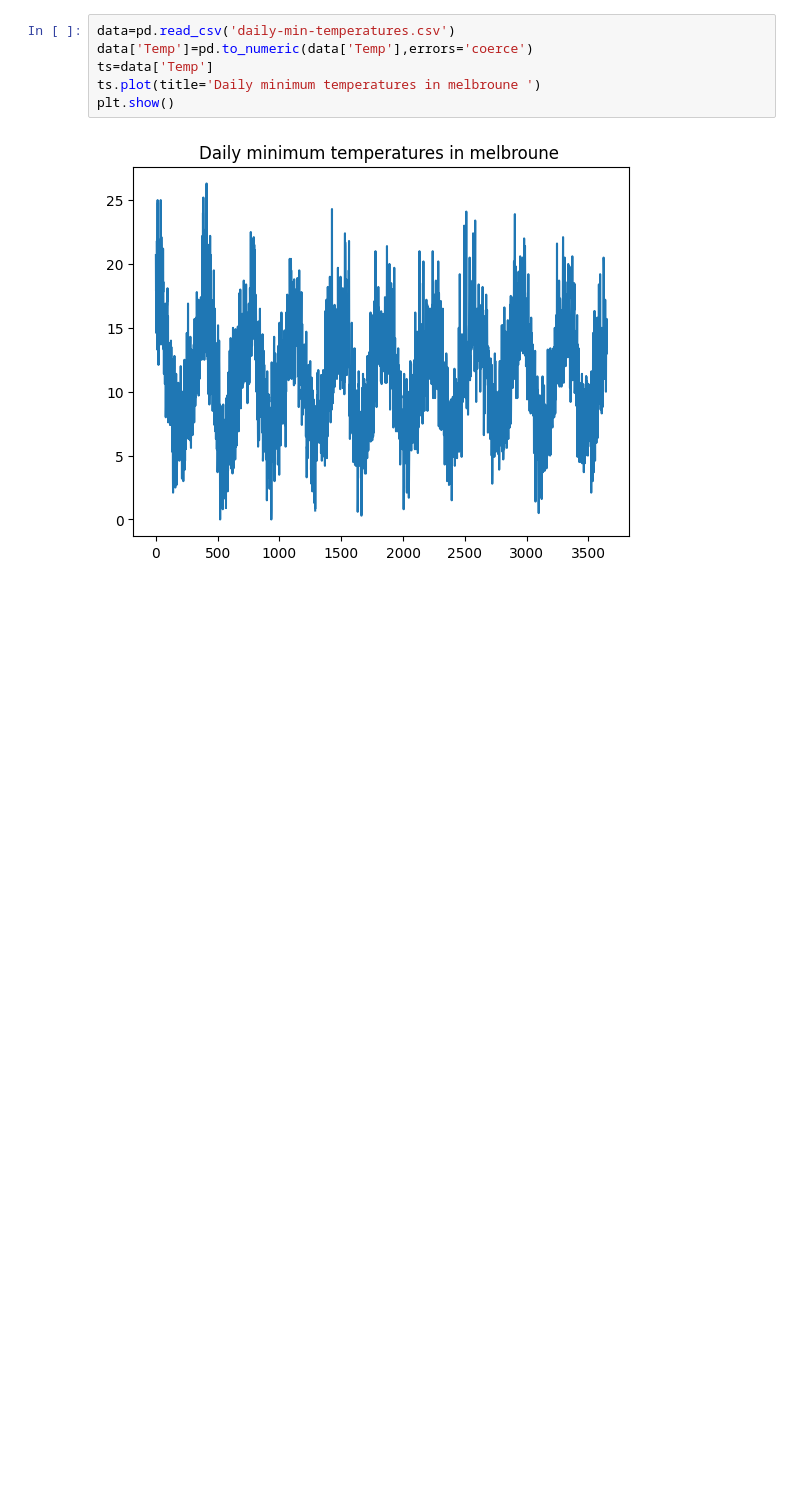
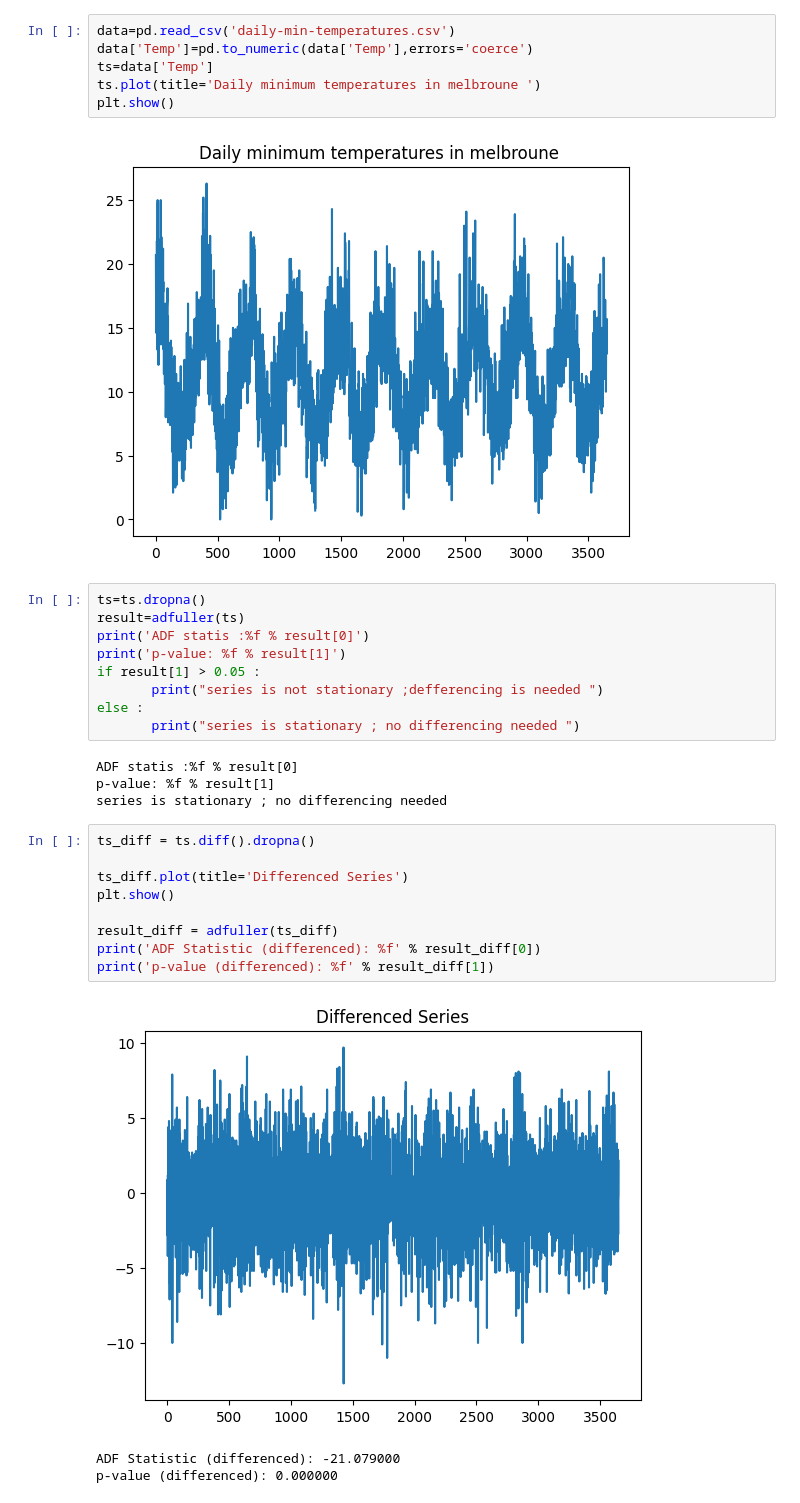
Before and after one commit to shovo896/ML_Models-, a Jupyter notebook: arima.ipynb, the cells around one changed output. Saved outputs shown, nothing was run; the diff lists cells and outputs as text; blank space fills up the shorter version.

```diff
--- a/arima.ipynb
+++ b/arima.ipynb
@@ -17,3 +17,29 @@ ts.plot(title='Daily minimum temperatures in melbroune ')
 plt.show()
 # %% [output]
 [figure]
+# %%
+ts=ts.dropna()
+result=adfuller(ts)
+print('ADF statis :%f % result[0]')
+print('p-value: %f % result[1]')
+if result[1] > 0.05 :
+       print("series is not stationary ;defferencing is needed ")
+else :
+       print("series is stationary ; no differencing needed ")
+# %% [output]
+ADF statis :%f % result[0]
+p-value: %f % result[1]
+series is stationary ; no differencing needed
+# %%
+ts_diff = ts.diff().dropna()
+
+ts_diff.plot(title='Differenced Series')
+plt.show()
+
+result_diff = adfuller(ts_diff)
+print('ADF Statistic (differenced): %f' % result_diff[0])
+print('p-value (differenced): %f' % result_diff[1])
+# %% [output]
+[figure, added]
+ADF Statistic (differenced): -21.079000
+p-value (differenced): 0.000000
```
